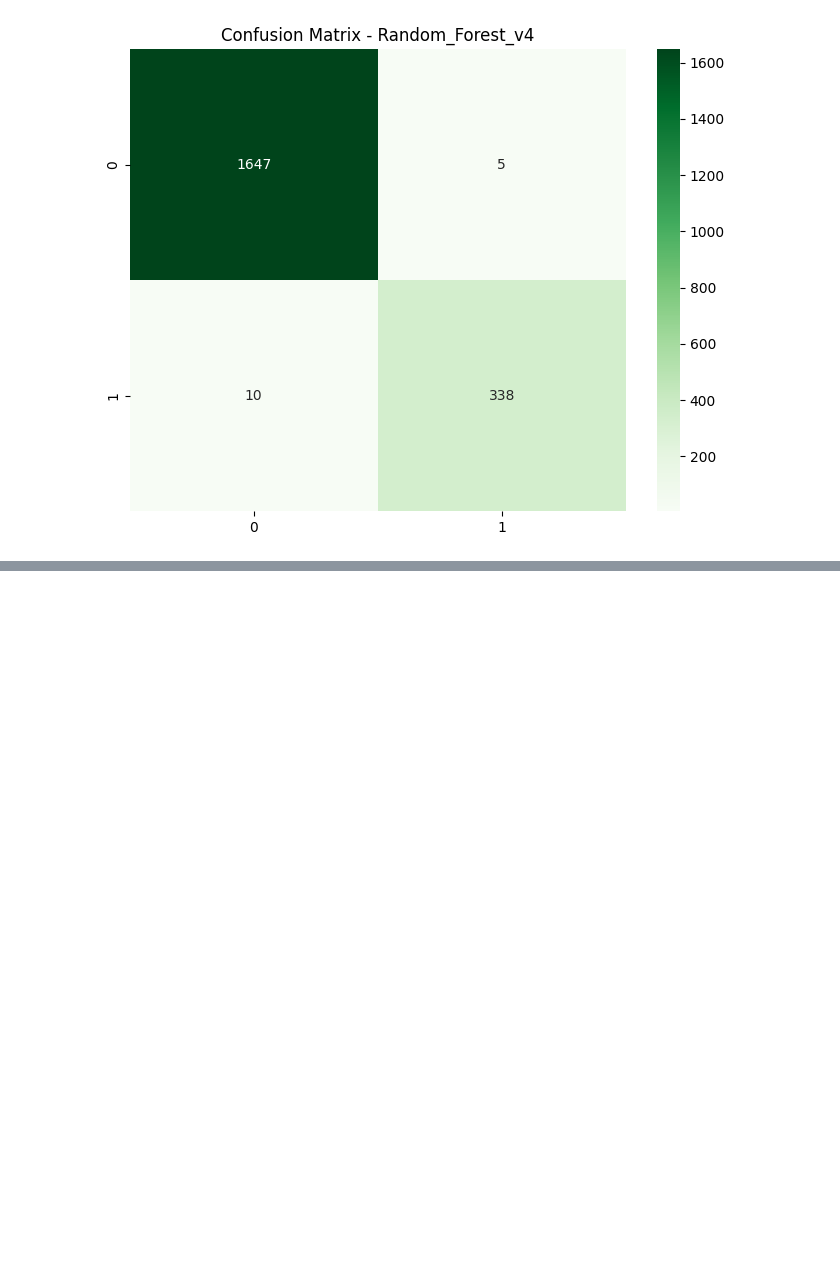
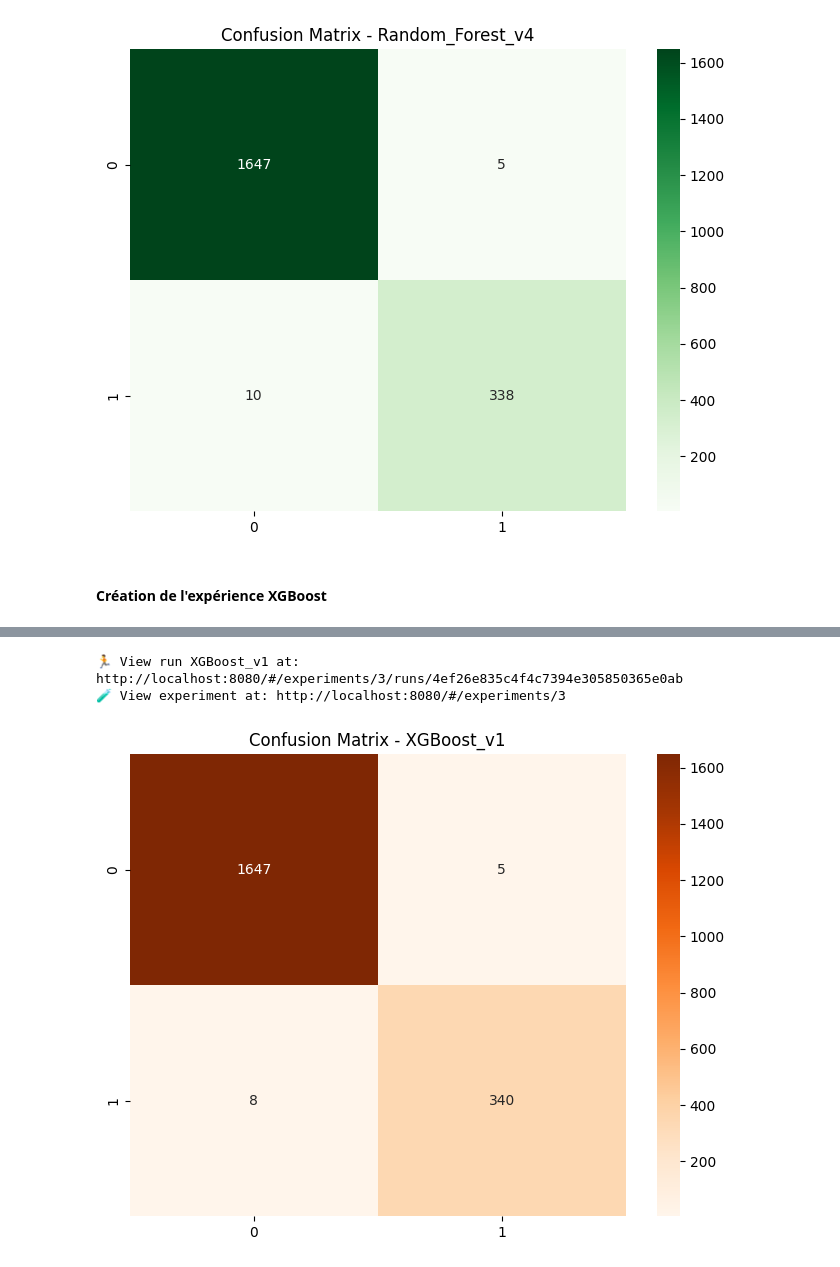
Before and after one commit to LEONARDO-Quant/Projet_MLOps, a Jupyter notebook: Notebook.ipynb, the cells around one changed output, grey strips where cells are left out. Drawn from its saved outputs; the diff is of its cells as text; code cells hidden in the pictures; blank space fills up the shorter version.

Commit message:
XGBoost 0.05

```diff
--- a/Notebook.ipynb
+++ b/Notebook.ipynb
@@ -226,3 +226,56 @@ plt.show()
 🏃 View run Random_Forest_v4 at: http://localhost:8080/#/experiments/2/runs/d9c839f7707642e7b772c55d82f47116
 🧪 View experiment at: http://localhost:8080/#/experiments/2
 [figure]
+# %% [markdown]
+#### **Création de l'expérience XGBoost**
+# %%
+from xgboost import XGBClassifier  # 1. Importation du moteur XGBoost
+
+# 2. Configuration de l'expérience
+xgb_experiment = mlflow.set_experiment("XGBoost_Models")
+run_name = "XGBoost_v1"
+artifact_path = "xgb_v1"
+
+# 3. Hyperparamètres typiques pour XGBoost
+params = {
+    "n_estimators": 50,      # Nombre de cycles de boosting
+    "learning_rate": 0.05,     # Pas d'apprentissage (vitesse de convergence)
+    "max_depth": 3,           # Profondeur des arbres
+    "objective": "binary:logistic",  # reg:squarederror
+    "random_state": 888  # Métrique d'évaluation interne
+}
+
+
+# 4. Initialisation et entraînement
+xgb_model = XGBClassifier(**params)
+xgb_model.fit(X_train_scaled, y_train)
+
+# Prédictions
+y_pred = xgb_model.predict(X_test_scaled)
+y_probs = xgb_model.predict_proba(X_test_scaled)[:, 1]
+
+# --- Calcul des métriques ---
+accuracy = accuracy_score(y_test, y_pred)
+roc_auc = roc_auc_score(y_test, y_probs)
+f1 = f1_score(y_test, y_pred)
+precision = precision_score(y_test, y_pred)
+recall = recall_score(y_test, y_pred)
+metrics = {"accuracy" : accuracy, "precision": precision, "recall": recall, "roc_auc": roc_auc, "f1": f1}
+
+# --- Graphique (Matrice de Confusion) ---
+conf_matrix = confusion_matrix(y_test, y_pred)
+fig, ax = plt.subplots(figsize=(8, 6))
+sns.heatmap(conf_matrix, annot=True, fmt='d', cmap='Oranges', ax=ax) # Couleur Orange pour XGBoost
+ax.set_title(f'Confusion Matrix - {run_name}')
+
+# --- MLflow ---
+if mlflow.active_run():
+    mlflow.end_run()
+
+with mlflow.start_run(run_name=run_name) as run:
+    mlflow.log_params(params)
+    mlflow.log_metrics(metrics)
+    mlflow.sklearn.log_model(sk_model=xgb_model, input_example=X_test_scaled, artifact_path=artifact_path)
+
+plt.show()
+# %% [output]
@@ -228,0 +285,3 @@ plt.show()
+🏃 View run XGBoost_v1 at: http://localhost:8080/#/experiments/3/runs/4ef26e835c4f4c7394e305850365e0ab
+🧪 View experiment at: http://localhost:8080/#/experiments/3
+[figure, added]
```
Also changed, not shown: parts of 3 cells of this notebook, 1 other file.
